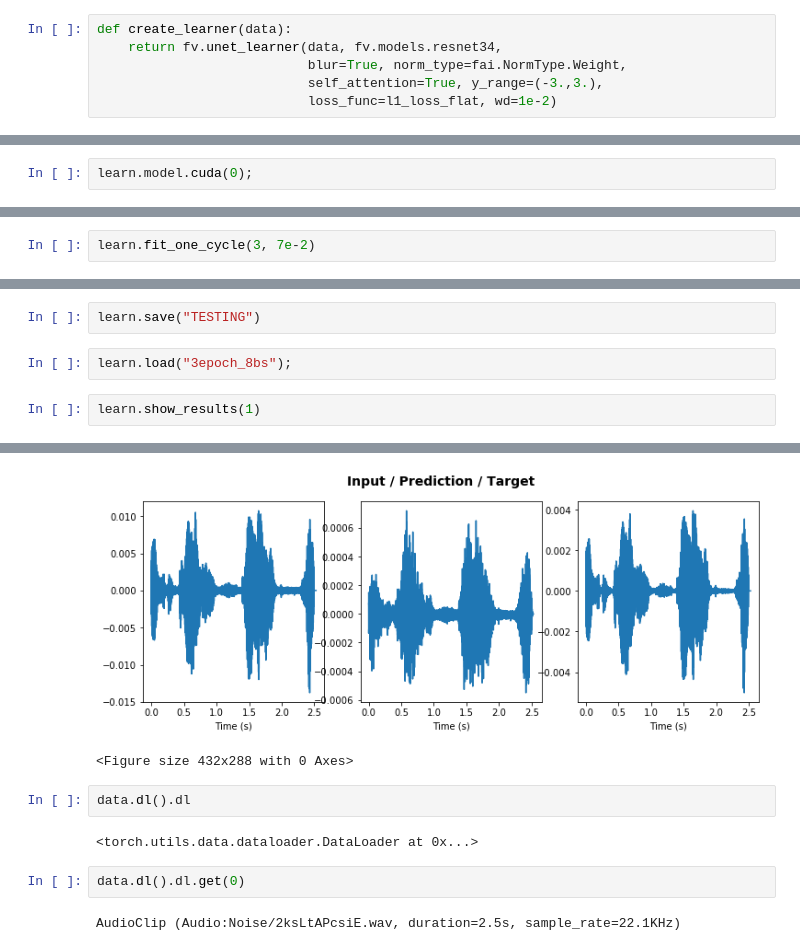
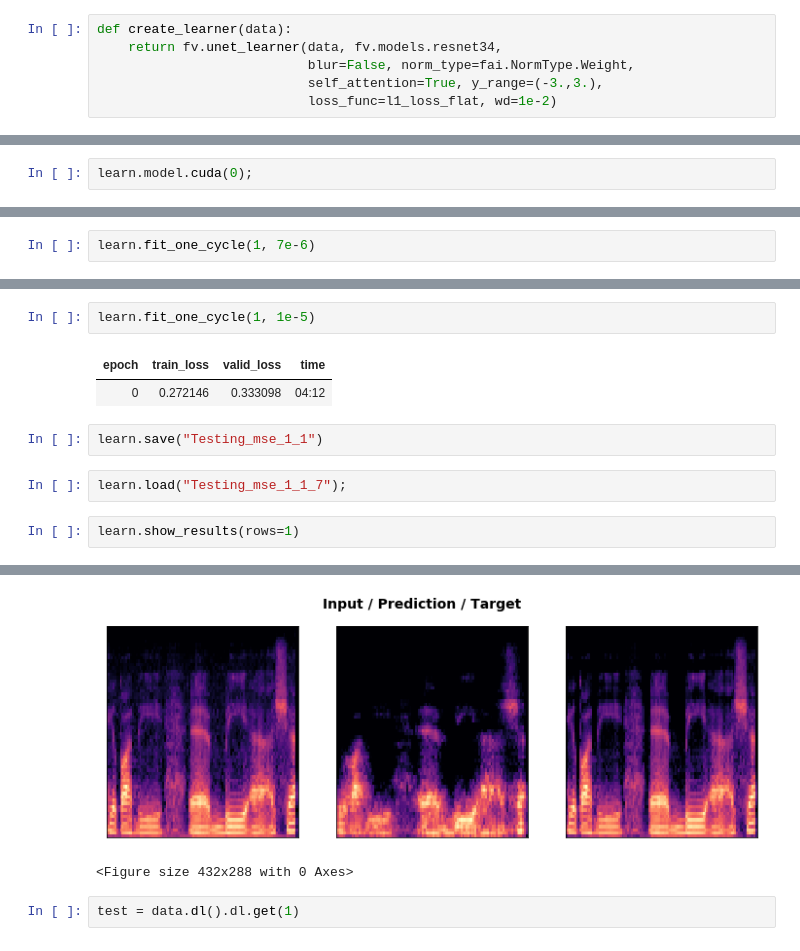
Before and after one commit to hoftherose/NN2Course, a Jupyter notebook: Sound/Sound.ipynb, the cells around one changed output, grey strips where cells are left out. Drawn from its saved outputs; the diff is of its cells as text.

Commit message:
Results
Room for improvements

```diff
--- a/Sound/Sound.ipynb
+++ b/Sound/Sound.ipynb
@@ -57,7 +48,7 @@ def l1_loss_flat(a,b):
 # %%
 def create_learner(data):
     return fv.unet_learner(data, fv.models.resnet34,
-                           blur=True, norm_type=fai.NormType.Weight,
+                           blur=False, norm_type=fai.NormType.Weight,
                            self_attention=True, y_range=(-3.,3.),
                            loss_func=l1_loss_flat, wd=1e-2)
 # %%
@@ -84,2 +75,2 @@ LR Finder is complete, type {learner_name}.recorder.plot() to see the graph.
 # %%
-learn.fit_one_cycle(3, 7e-2)
+learn.fit_one_cycle(1, 7e-6)
@@ -86,20 +87,19 @@ learn.fit_one_cycle(3, 7e-2)
+# %%
+learn.fit_one_cycle(1, 1e-5)
+# %% [output]
+| epoch | train_loss | valid_loss | time |
+| 0 | 0.272146 | 0.333098 | 04:12 |
 # %%
-learn.save("TESTING")
+learn.save("Testing_mse_1_1")
 # %%
-learn.load("3epoch_8bs");
+learn.load("Testing_mse_1_1_7");
 # %%
-learn.show_results(1)
+learn.show_results(rows=1)
 # %% [output]
 [interactive output not drawn]
 [interactive output not drawn]
 [interactive output not drawn]
-[figure, old version]
+[figure, new version]
 <Figure size 432x288 with 0 Axes>
-# %%
-data.dl().dl
-# %% [output]
-<torch.utils.data.dataloader.DataLoader at 0x...>
 # %%
-data.dl().dl.get(0)
+test = data.dl().dl.get(1)
-# %% [output]
-AudioClip (Audio:Noise/2ksLtAPcsiE.wav, duration=2.5s, sample_rate=22.1KHz)
```
Also changed, not shown: parts of 14 cells of this notebook, 1 other file.
